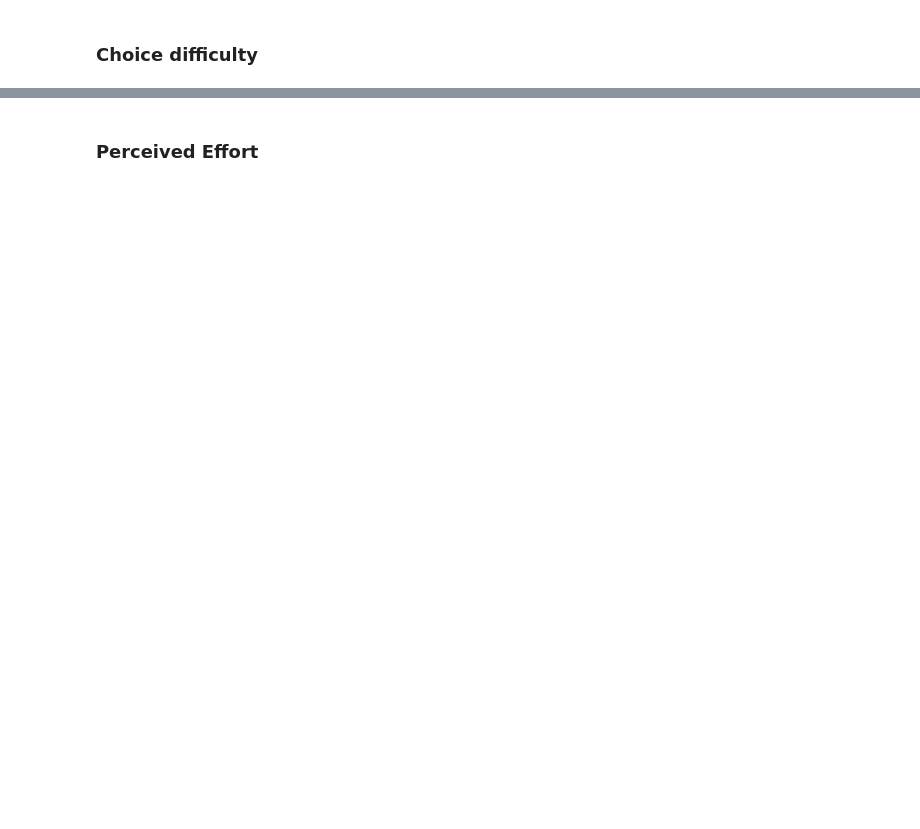
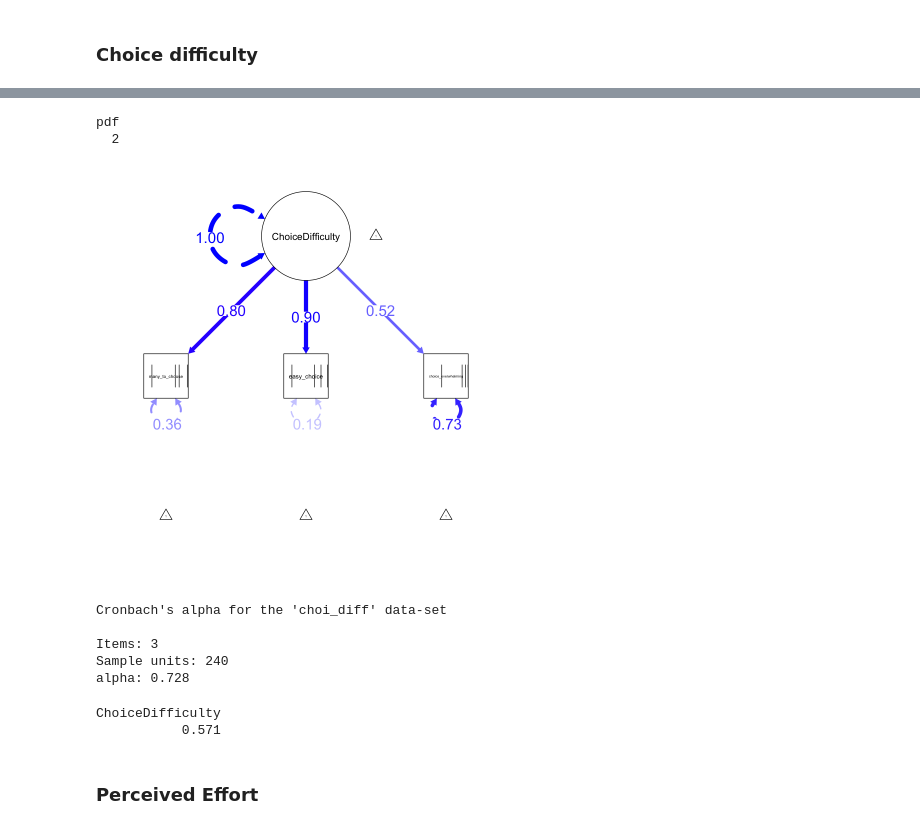
Before and after one commit to ayoubGL/UMAP_25_LLMS_Hash, a Jupyter notebook: Data_Analysis/DA_Umap25_R.ipynb, the cells around one changed output, grey strips where cells are left out. Cells and saved outputs as stored; diff of their text form; code cells hidden in the pictures; blank space fills up the shorter version.

```diff
--- a/Data_Analysis/DA_Umap25_R.ipynb
+++ b/Data_Analysis/DA_Umap25_R.ipynb
@@ -290,2 +486,6 @@ Residuals            118  491.1   4.162
 # %% [markdown]
 ### Choice difficulty
+# %%
+ch_diff.model <- 'ChoiceDifficulty =~  many_to_choose+ easy_choice+choice_overwhelming'
+ch_diff.model.fit <- cfa(ch_diff.model, data = cfa_df, mimic=c('Mplus'), std.lv = TRUE, ordered = TRUE)
+print(summary(ch_diff.model.fit, fit.measures = T, standardized=T))
@@ -292,2 +523,28 @@ Residuals            118  491.1   4.162
+# %%
+semPaths(ch_diff.model.fit, what = "std", residuals = TRUE, nCharNodes = 0,
+ sizeMan = 10, sizeLat = 20,
+   edge.label.cex = 1.5, legend = FALSE,posCol = c("blue"))
+# ggsave("./Fig/CFA_KB.png", dpi=300)
+dev.print(pdf, './fig/ch_diff.pdf')
+# %% [output]
+pdf
+  2
+[figure, added]
+# %%
+### Cronbach Alpha
+choi_diff = cfa_df[, c('many_to_choose','easy_choice','choice_overwhelming')]
+choi_diff=cronbach.alpha(choi_diff)
+choi_diff
+# %% [output]
+Cronbach's alpha for the 'choi_diff' data-set
+
+Items: 3
+Sample units: 240
+alpha: 0.728
+# %%
+AVE(ch_diff.model.fit, obs.var = FALSE)
+# %% [output]
+ChoiceDifficulty
+           0.571
 # %% [markdown]
 ### Perceived Effort
```
Also changed, not shown: parts of 41 cells of this notebook, 21 other files.
